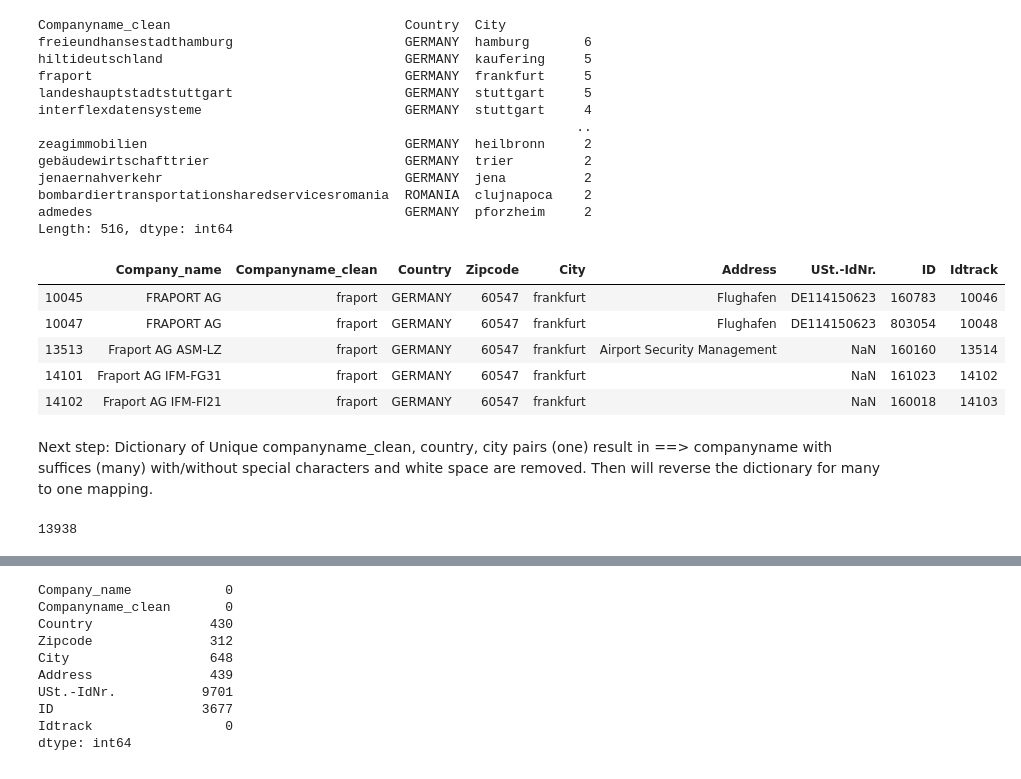
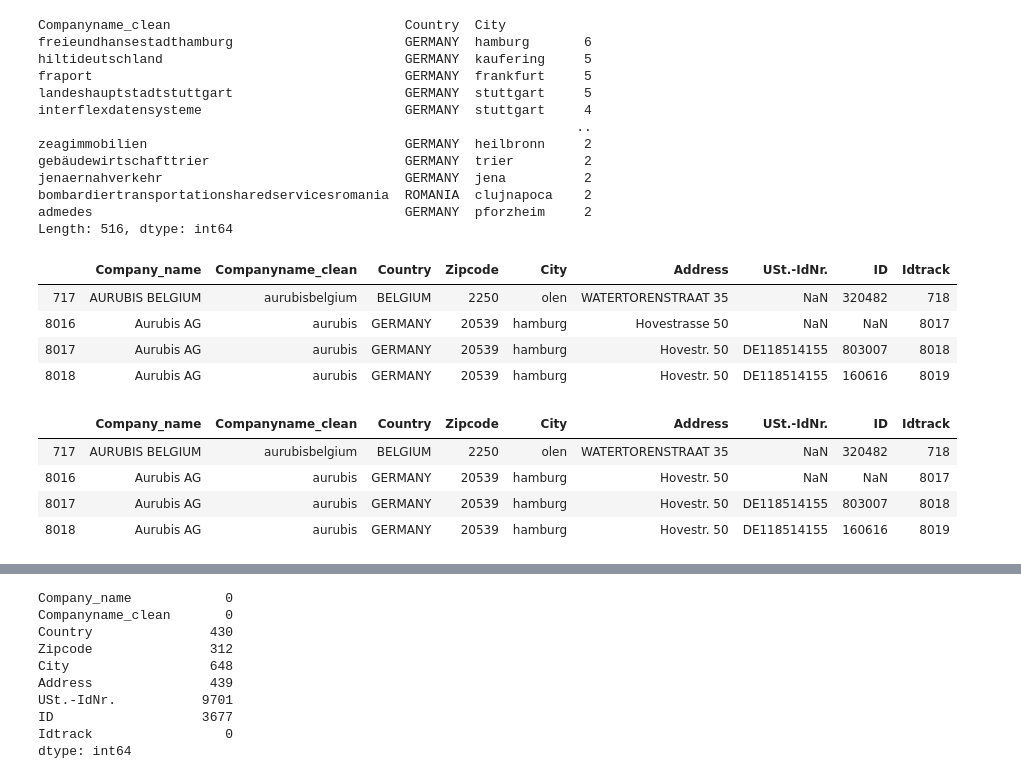
Before and after one commit to Can-Berk/Data_Analysis, a Jupyter notebook: MappingNames/ulist_companies.ipynb, the cells around one changed output, grey strips where cells are left out. Drawn from its saved outputs; the diff is of its cells as text; code cells hidden in the pictures.

```diff
--- a/MappingNames/ulist_companies.ipynb
+++ b/MappingNames/ulist_companies.ipynb
@@ -86,6 +86,10 @@ ulist["Country"] = ulist["Country"].str.replace('\W', '').astype('category')
 #ulist["Country"] = ulist["Country"].str.replace('\W', '')
 ulist["City"] = ulist["City"].str.lower()
 ulist["City"] = ulist["City"].str.replace('\W', ' ')   # Special character with white space ==> E.g tokenize hinterbergerstraße 13 4400 steyr österreich
+ulist['Zipcode'] = ulist['Zipcode'].replace(r'^\s*$', np.nan, regex=True)    # replace field that's entirely space (or empty) with NaN     #ulist.iloc[[1341, 13859]]
+ulist['Address'] = ulist['Address'].replace(r'^\s*$', np.nan, regex=True)
+ulist['Address'] = ulist['Address'].str.strip()
+#ulist['Address'] = ulist['Address'].str.strip().replace('', np.nan)
 ulist['USt.-IdNr.'] = ulist['USt.-IdNr.'].str.replace(" ","")        # white space removed
 ulist['ID'] = ulist['ID'].astype('str').str.replace('[^0-9]', '')    # ID with only numbers
 # ulist['ID'] = ulist['ID'].astype('str').replace(r'\D+', '', regex=True)
@@ -612,11 +550,10 @@ bombardiertransportationsharedservicesromania  ROMANIA  clujnapoca    2
 admedes                                        GERMANY  pforzheim     2
 Length: 516, dtype: int64
 # %%
-ulist[ulist['Companyname_clean']=='fraport']
+ulist[ulist['Companyname_clean'].str.startswith('aurubis')]
 # %% [output]
 |  | Company_name | Companyname_clean | Country | Zipcode | City | Address | USt.-IdNr. | ID | Idtrack |
-| 10045 | FRAPORT AG | fraport | GERMANY | 60547 | frankfurt | Flughafen | DE114150623 | 160783 | 10046 |
-| 10047 | FRAPORT AG | fraport | GERMANY | 60547 | frankfurt | Flughafen | DE114150623 | 803054 | 10048 |
-| 13513 | Fraport AG ASM-LZ | fraport | GERMANY | 60547 | frankfurt | Airport Security Management | NaN | 160160 | 13514 |
-| 14101 | Fraport AG IFM-FG31 | fraport | GERMANY | 60547 | frankfurt |  | NaN | 161023 | 14102 |
-| 14102 | Fraport AG IFM-FI21 | fraport | GERMANY | 60547 | frankfurt |  | NaN | 160018 | 14103 |
+| 717 | AURUBIS BELGIUM | aurubisbelgium | BELGIUM | 2250 | olen | WATERTORENSTRAAT 35 | NaN | 320482 | 718 |
+| 8016 | Aurubis AG | aurubis | GERMANY | 20539 | hamburg | Hovestrasse 50 | NaN | NaN | 8017 |
+| 8017 | Aurubis AG | aurubis | GERMANY | 20539 | hamburg | Hovestr. 50 | DE118514155 | 803007 | 8018 |
+| 8018 | Aurubis AG | aurubis | GERMANY | 20539 | hamburg | Hovestr. 50 | DE118514155 | 160616 | 8019 |
@@ -623,3 +562,11 @@ ulist[ulist['Companyname_clean']=='fraport']
+# %%
+ulist[ulist['Companyname_clean'].str.startswith('aurubis')]
+# %% [output]
+|  | Company_name | Companyname_clean | Country | Zipcode | City | Address | USt.-IdNr. | ID | Idtrack |
+| 717 | AURUBIS BELGIUM | aurubisbelgium | BELGIUM | 2250 | olen | WATERTORENSTRAAT 35 | NaN | 320482 | 718 |
+| 8016 | Aurubis AG | aurubis | GERMANY | 20539 | hamburg | Hovestr. 50 | NaN | NaN | 8017 |
+| 8017 | Aurubis AG | aurubis | GERMANY | 20539 | hamburg | Hovestr. 50 | DE118514155 | 803007 | 8018 |
+| 8018 | Aurubis AG | aurubis | GERMANY | 20539 | hamburg | Hovestr. 50 | DE118514155 | 160616 | 8019 |
 # %%
 # manytoone_dict=ulist.groupby(['Companyname_clean', 'Country', 'City'], dropna=False).apply(lambda x: x['Company_name'].tolist()).to_dict()
 #dropna=False doesn't work in my pandas version. So, another approach==>
@@ -630,6 +572,0 @@ manytoone_dict = ulist.assign(City=lambda ulista: ulista.City.fillna("-")).assig
-# %% [markdown]
-Next step: Dictionary of Unique companyname_clean, country, city pairs (one) result in  ==> companyname with suffices (many) with/without special characters and white space are removed. Then will reverse the dictionary for many to one mapping.
-# %%
-len(manytoone_dict)
-# %% [output]
-13938
```
Also changed, not shown: parts of 45 cells of this notebook.
